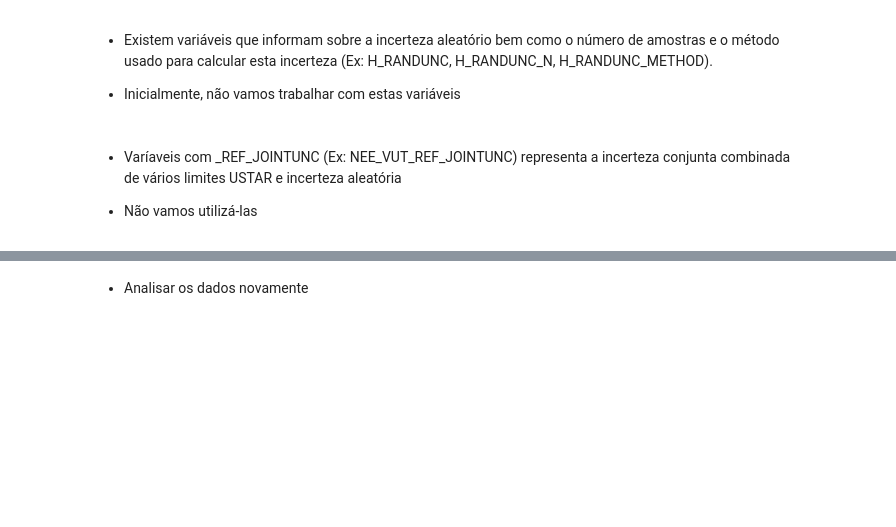
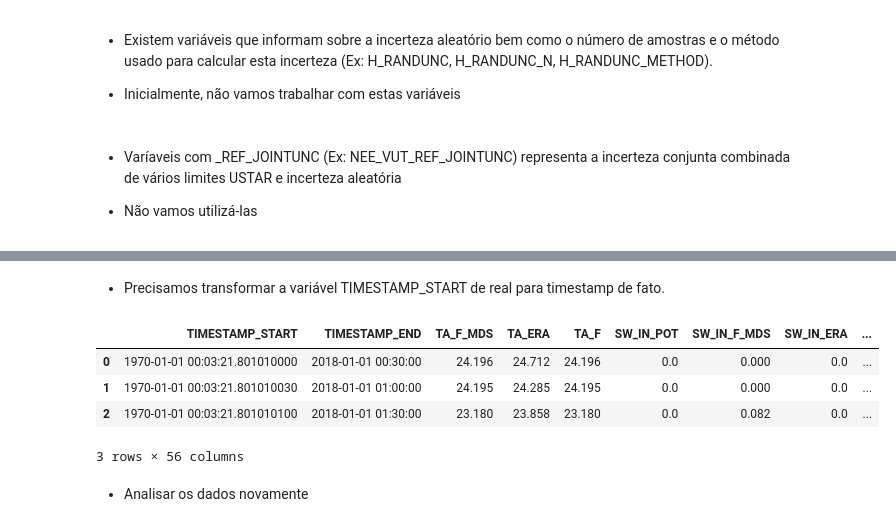
Before and after one commit to albert-santos/remote-sensing, a Jupyter notebook: remote_sensing.ipynb, the cells around one changed output, grey strips where cells are left out. Drawn from its saved outputs; the diff is of its cells as text; code cells hidden in the pictures; blank space fills up the shorter version.

```diff
--- a/remote_sensing.ipynb
+++ b/remote_sensing.ipynb
@@ -127,3 +135,21 @@ df_pe_qfr = df_pe_qfr.drop(columns=colunas_a_remover)
+# %%
+# Cria as novas colunas do NPP
+df_pe_qfr['NPP_DT_VUT_REF'] = df_pe_qfr['GPP_DT_VUT_REF'] - df_pe_qfr['RECO_DT_VUT_REF']
+df_pe_qfr['NPP_DT_VUT_USTAR50'] = df_pe_qfr['GPP_DT_VUT_USTAR50'] - df_pe_qfr['RECO_DT_VUT_USTAR50']
+df_pe_qfr['NPP_DT_VUT_MEAN'] = df_pe_qfr['GPP_DT_VUT_MEAN'] - df_pe_qfr['RECO_DT_VUT_MEAN']
+# %% [markdown]
+* Precisamos transformar a variável TIMESTAMP_START de real para timestamp de fato.
+# %%
+# Converta a coluna TIMESTAMP_START para um formato de timestamp
+df_pe_qfr['TIMESTAMP_START'] = pd.to_datetime(df_pe_qfr['TIMESTAMP_START'], format='%Y%m%d%H%M')
+# %%
+df_pe_qfr.head(3)
+# %% [output]
+|  | TIMESTAMP_START | TIMESTAMP_END | TA_F_MDS | TA_ERA | TA_F | SW_IN_POT | SW_IN_F_MDS | SW_IN_ERA | ... |
+| 0 | 1970-01-01 00:03:21.801010000 | 2018-01-01 00:30:00 | 24.196 | 24.712 | 24.196 | 0.0 | 0.000 | 0.0 | ... |
+| 1 | 1970-01-01 00:03:21.801010030 | 2018-01-01 01:00:00 | 24.195 | 24.285 | 24.195 | 0.0 | 0.000 | 0.0 | ... |
+| 2 | 1970-01-01 00:03:21.801010100 | 2018-01-01 01:30:00 | 23.180 | 23.858 | 23.180 | 0.0 | 0.082 | 0.0 | ... |
+3 rows × 56 columns
 # %% [markdown]
 * Analisar os dados novamente
 # %%
```
Also changed, not shown: parts of 5 cells of this notebook.
